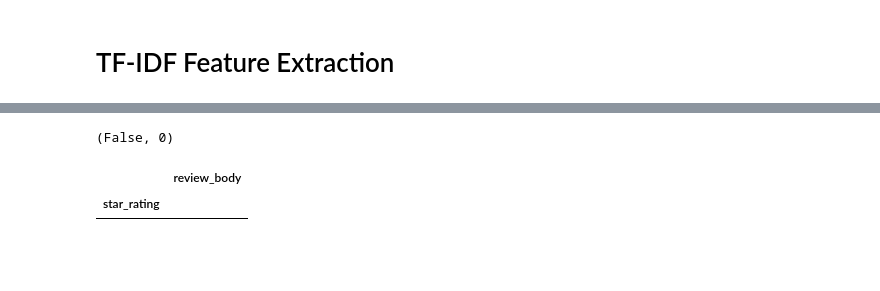
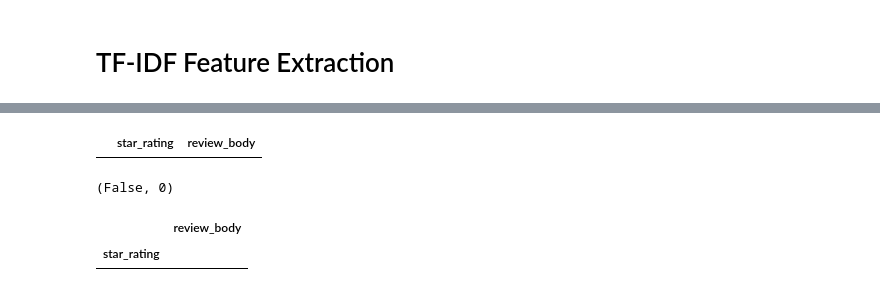
Before and after one commit to daveaditya/CSCI_544_NLP, a Jupyter notebook: assignment_01/HW1-CSCI544.ipynb, the cells around one changed output, grey strips where cells are left out. Cells and saved outputs as stored; diff of their text form; code cells hidden in the pictures; blank space fills up the shorter version.

```diff
--- a/assignment_01/HW1-CSCI544.ipynb
+++ b/assignment_01/HW1-CSCI544.ipynb
@@ -566 +431,5 @@ final_data[final_data["review_body"].str.len() == 0].groupby("star_rating").coun
+# %%
+preprocessed_data[preprocessed_data["review_body"].isnull()]
+# %% [output]
+|  | star_rating | review_body |
 # %%
```
Also changed, not shown: parts of 54 cells of this notebook, 2 other files.
